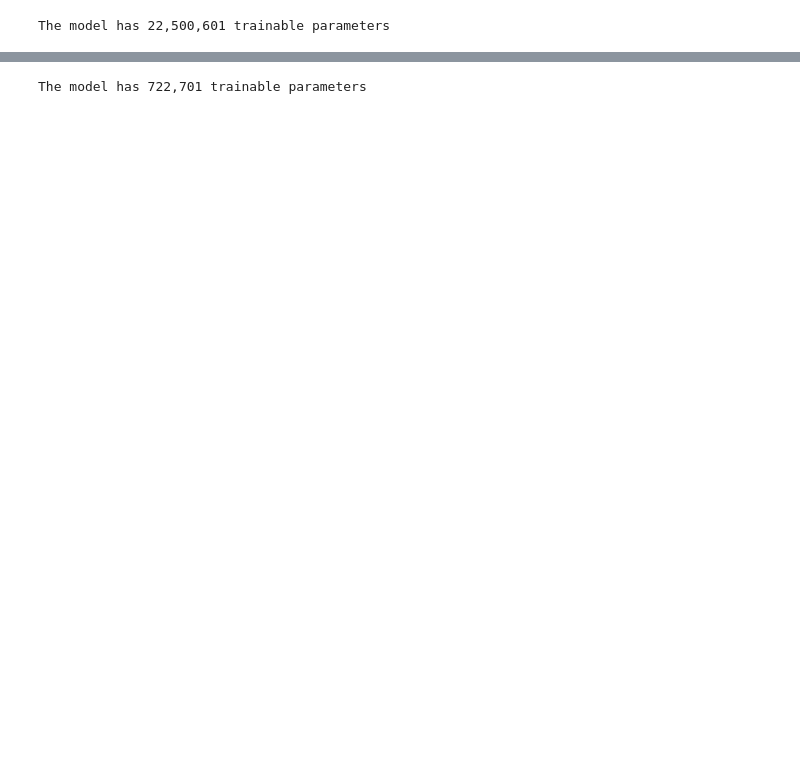
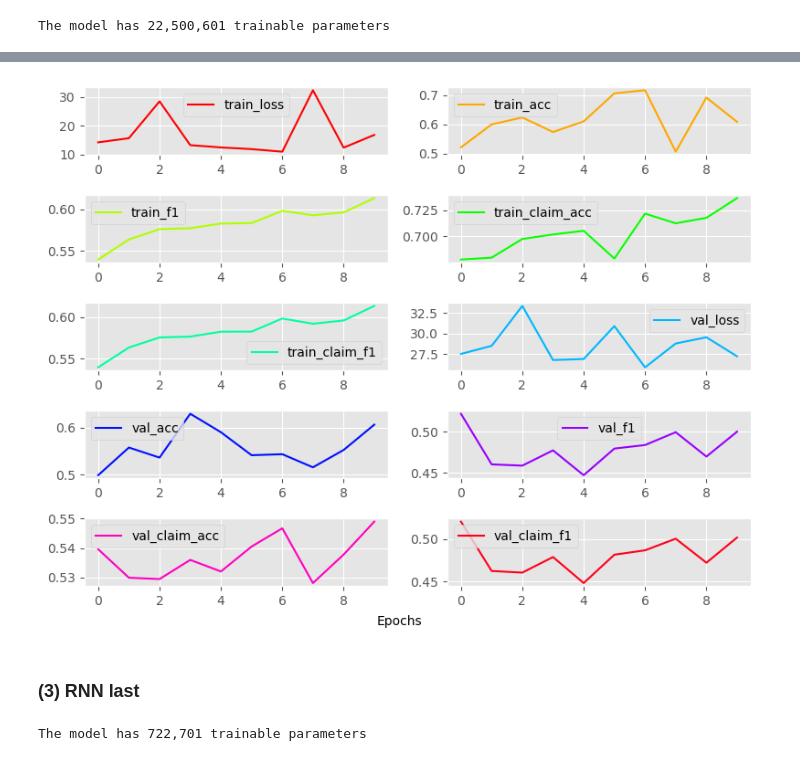
Before and after one commit to Wadaboa/nlp-assignments, a Jupyter notebook: fact_checking.ipynb, the cells around one changed output, grey strips where cells are left out. Cells and saved outputs as stored; diff of their text form; code cells hidden in the pictures; blank space fills up the shorter version.

Commit message:
add new models and comments in fact checking nb

```diff
--- a/fact_checking.ipynb
+++ b/fact_checking.ipynb
@@ -117,12 +137,20 @@ SQUARE_BRACKETS = r"-LSB-.*-RSB-"
 
 
 def preprocess_claim(text):
+    """
+    Pre-processing step for claims
+    """
+    # Remove the last punctuation symbol
     if text[-1] in string.punctuation:
         text = text[:-1]
+    # Strip whitespaces and convert to lowercase
     return text.strip().lower()
 
 
 def preprocess_evidence(text):
+    """
+    Pre-processing step for evidences
+    """
     # Remove everything before the first tab character
     text = text[text.find(TAB_CHAR) + len(TAB_CHAR) :]
     # Replace tabs with spaces
@@ -1033,3 +1046,9 @@ KeyboardInterrupt:
+# %%
+plot_history(mlp_mean_model_history, nrows=5, ncols=2)
+# %% [output]
+[figure, added]
+# %% [markdown]
+### (3) RNN last
 # %%
 rnn_last_mean_model = FactCheckingModel(
     EMBEDDING_DIMENSION,
```
Also changed, not shown: parts of 63 cells of this notebook, 18 other files.
